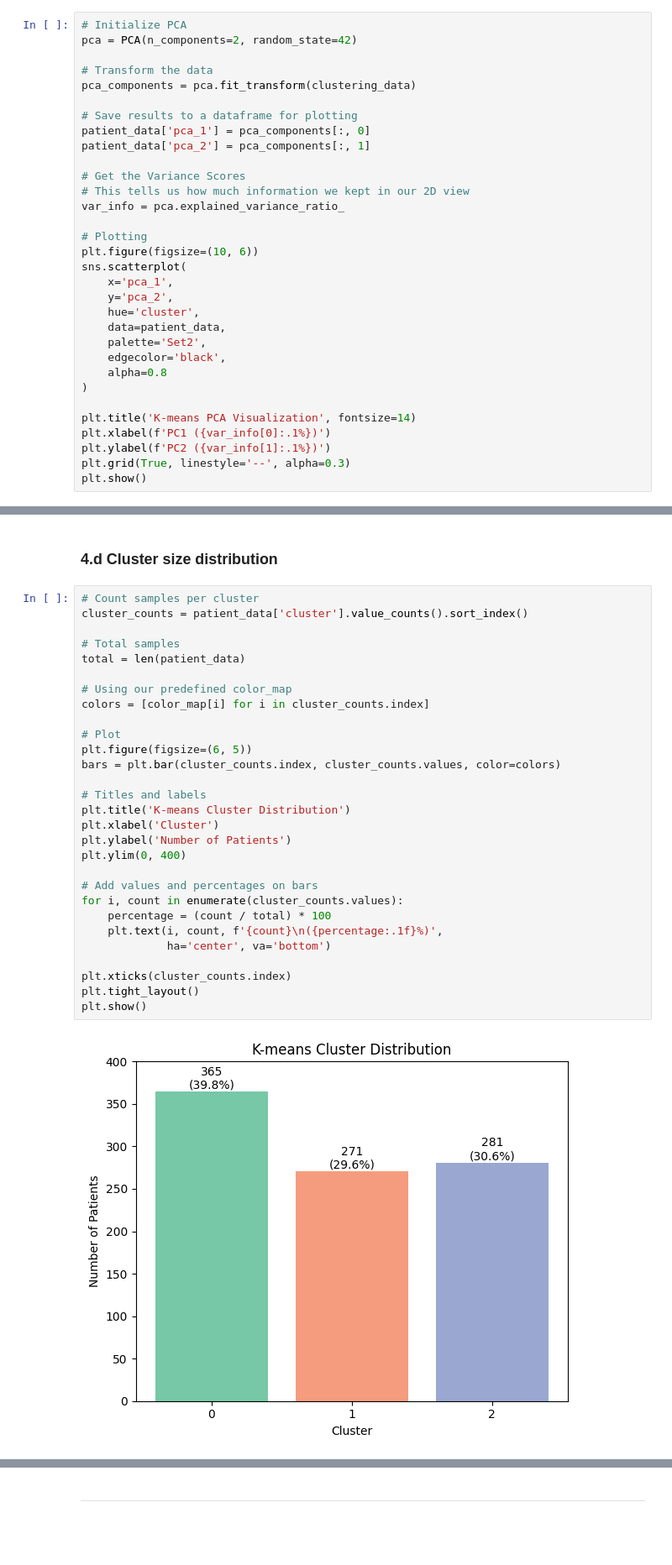
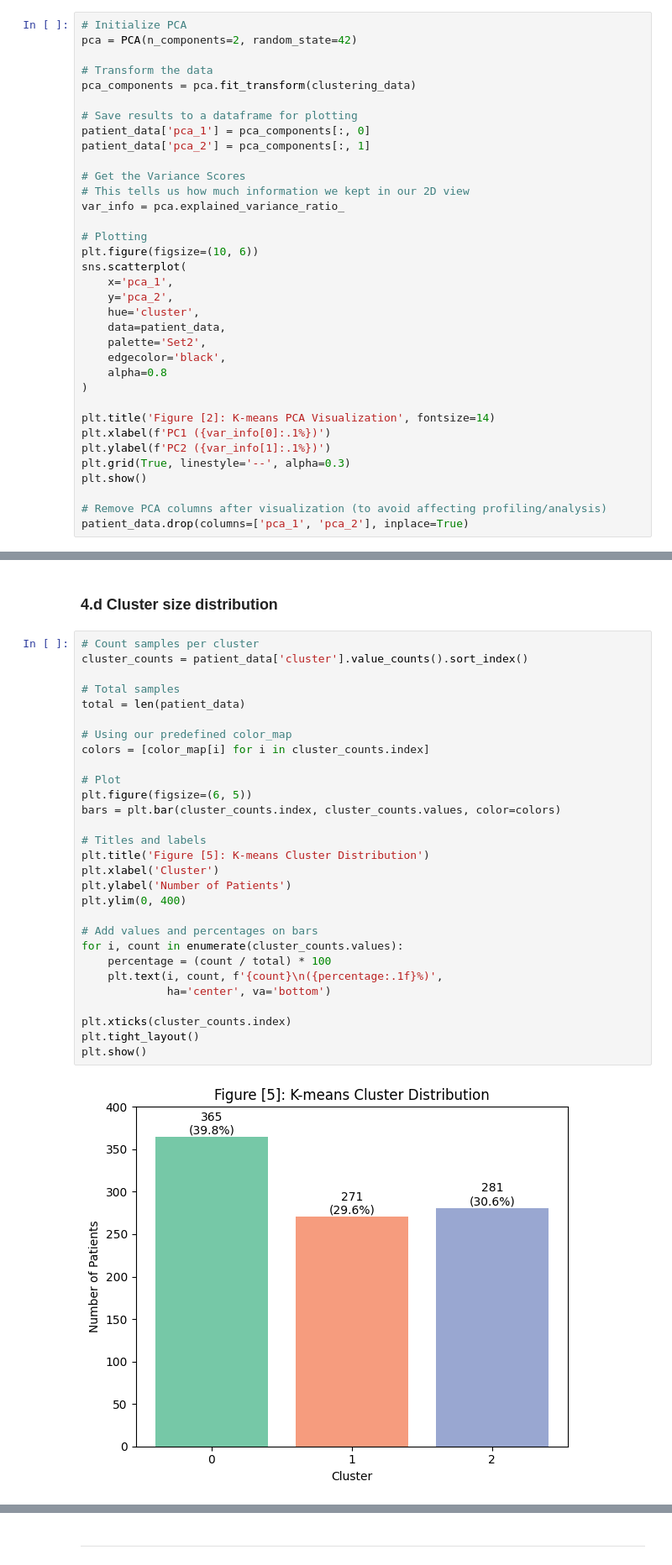
Before and after one commit to Janau00/SWE485-Project-Group9, a Jupyter notebook: Phase2_Unsupervised_Learning.ipynb, the cells around one changed output, grey strips where cells are left out. Shown at 84% size. Cells and saved outputs as stored; diff of their text form; blank space fills up the shorter version.

```diff
--- a/Phase2_Unsupervised_Learning.ipynb
+++ b/Phase2_Unsupervised_Learning.ipynb
@@ -409,9 +422,12 @@ sns.scatterplot(
     alpha=0.8
 )
 
-plt.title('K-means PCA Visualization', fontsize=14)
+plt.title('Figure [2]: K-means PCA Visualization', fontsize=14)
 plt.xlabel(f'PC1 ({var_info[0]:.1%})')
 plt.ylabel(f'PC2 ({var_info[1]:.1%})')
 plt.grid(True, linestyle='--', alpha=0.3)
 plt.show()
+
+# Remove PCA columns after visualization (to avoid affecting profiling/analysis)
+patient_data.drop(columns=['pca_1', 'pca_2'], inplace=True)
 # %% [output]
@@ -668,31 +568,31 @@ plt.show()
 # %%
 # Count samples per cluster
 cluster_counts = patient_data['cluster'].value_counts().sort_index()
 
 # Total samples
 total = len(patient_data)
 
 # Using our predefined color_map
 colors = [color_map[i] for i in cluster_counts.index]
 
 # Plot
 plt.figure(figsize=(6, 5))
 bars = plt.bar(cluster_counts.index, cluster_counts.values, color=colors)
 
 # Titles and labels
-plt.title('K-means Cluster Distribution')
+plt.title('Figure [5]: K-means Cluster Distribution')
 plt.xlabel('Cluster')
 plt.ylabel('Number of Patients')
 plt.ylim(0, 400)
 
 # Add values and percentages on bars
 for i, count in enumerate(cluster_counts.values):
     percentage = (count / total) * 100
     plt.text(i, count, f'{count}\n({percentage:.1f}%)',
              ha='center', va='bottom')
 
 plt.xticks(cluster_counts.index)
 plt.tight_layout()
 plt.show()
 # %% [output]
-[figure, old version]
+[figure, new version]
```
Also changed, not shown: parts of 31 cells of this notebook.
